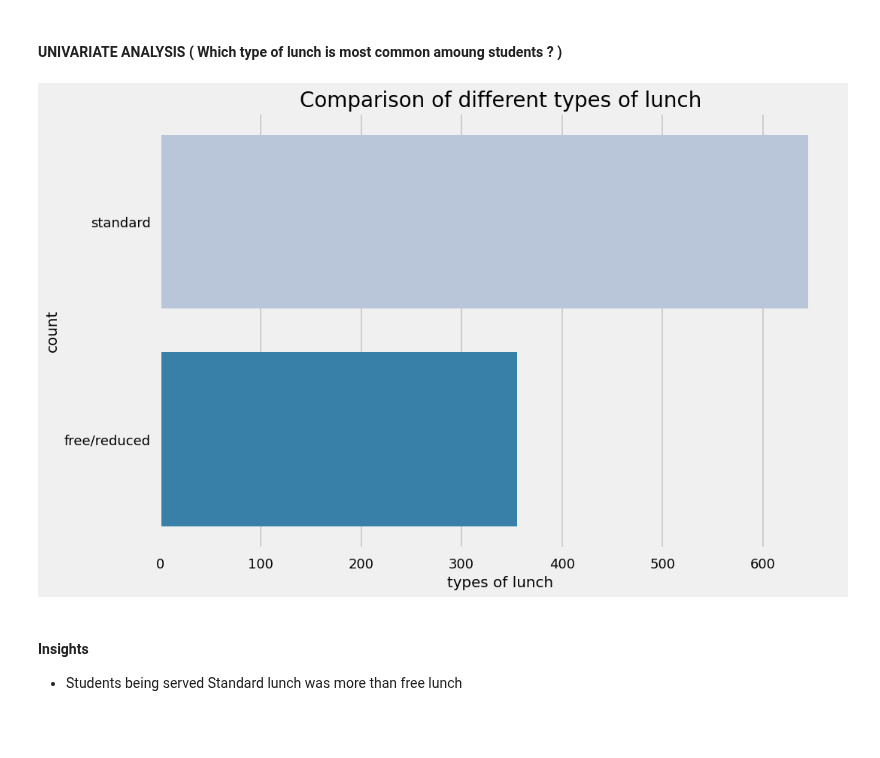
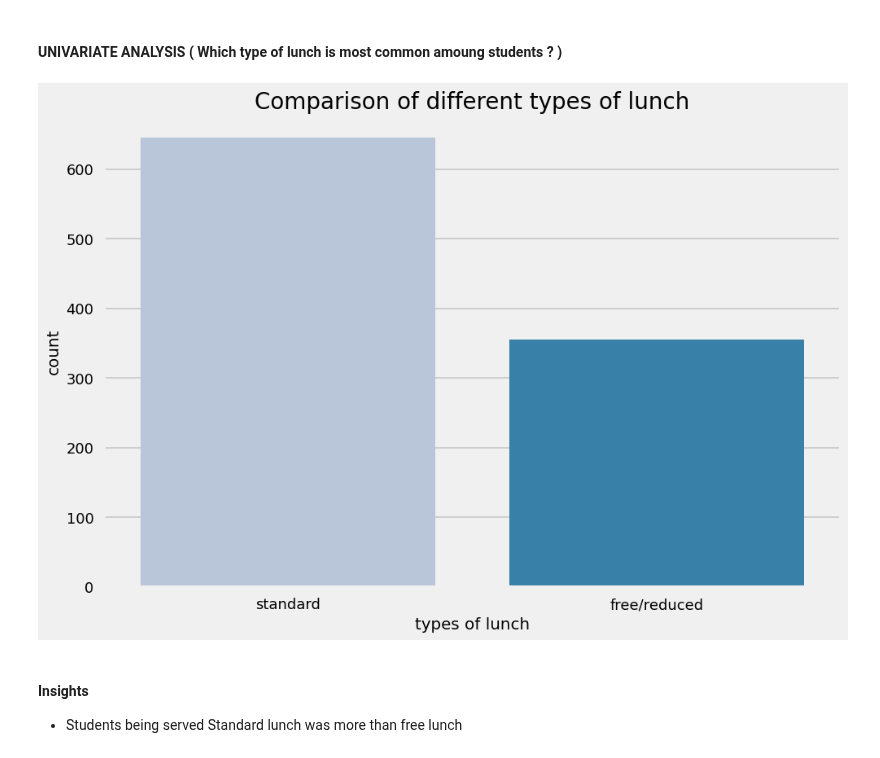
Before and after one commit to Suraj8267/mlproject, a Jupyter notebook: notebook/1 . EDA STUDENT PERFORMANCE .ipynb, the cells around one changed output. Saved outputs shown, nothing was run; the diff lists cells and outputs as text; code cells hidden in the pictures; blank space fills up the shorter version.

```diff
--- a/notebook/1 . EDA STUDENT PERFORMANCE .ipynb
+++ b/notebook/1 . EDA STUDENT PERFORMANCE .ipynb
@@ -615,15 +615,15 @@ plt.show()
 # %% [markdown]
 #### UNIVARIATE ANALYSIS ( Which type of lunch is most common amoung students ? )
 # %%
-plt.rcParams['figure.figsize'] = (15, 9)
+plt.rcParams['figure.figsize'] = (9, 15)
 plt.style.use('seaborn-talk')
-sns.countplot(df['lunch'], palette = 'PuBu')
+sns.countplot(x = df['lunch'], palette = 'PuBu')
 plt.title('Comparison of different types of lunch', fontweight = 30, fontsize = 20)
 plt.xlabel('types of lunch')
 plt.ylabel('count')
 plt.show()
 # %% [output]
-[figure, old version]
+[figure, new version]
 # %% [markdown]
 #### Insights
 - Students being served Standard lunch was more than free lunch
```
Also changed, not shown: parts of 1 cell of this notebook.
